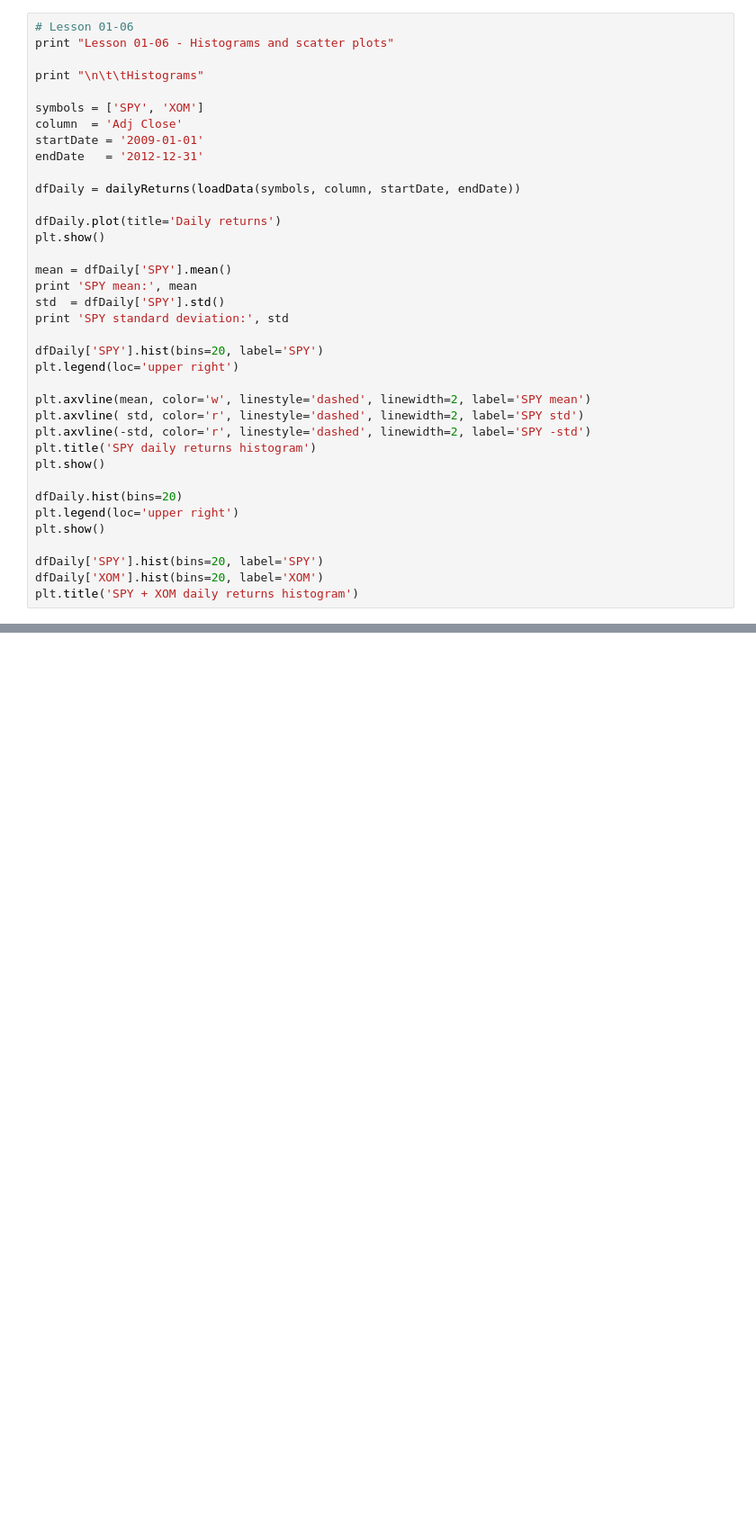
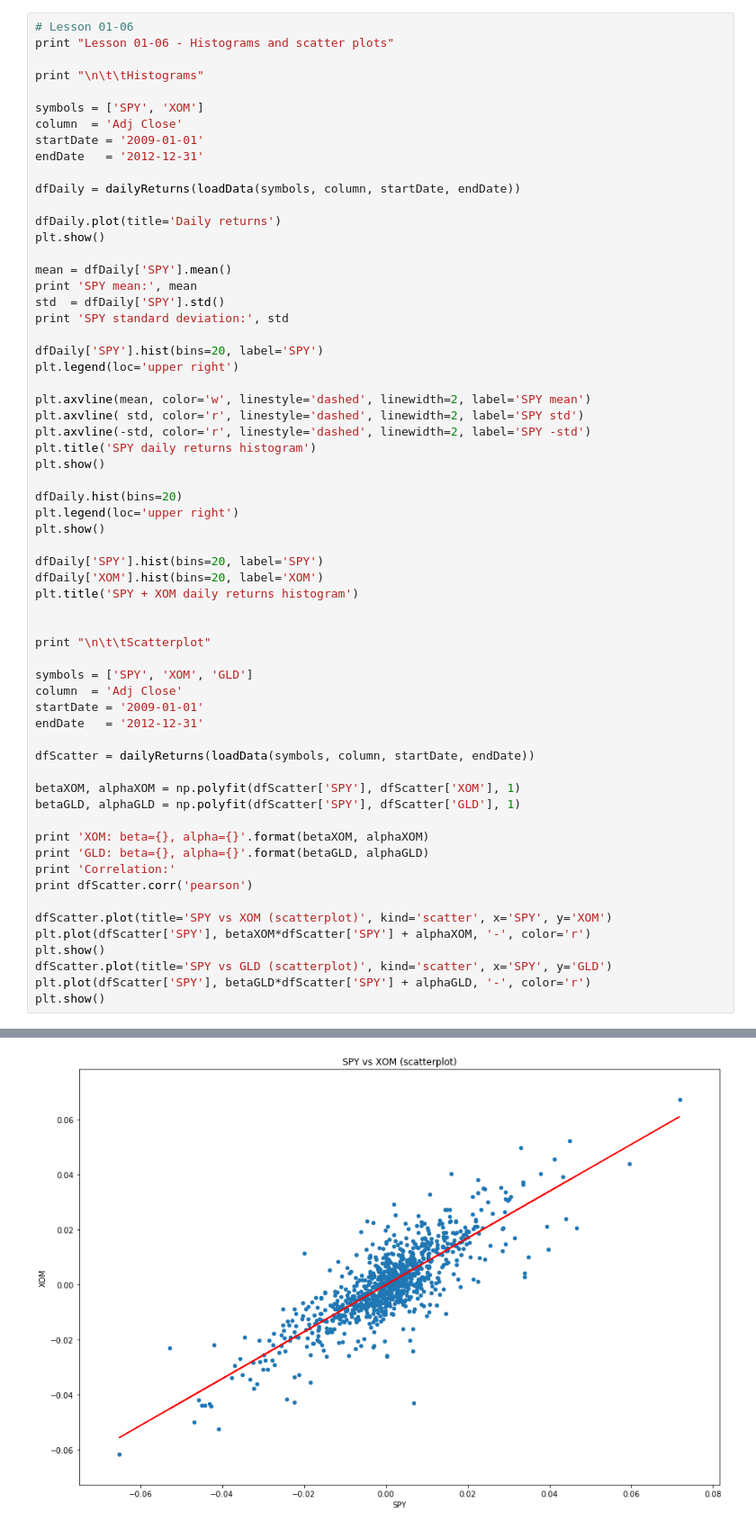
Before and after one commit to pasdam/ML4T, a Jupyter notebook: Part 1 lessons.ipynb, the cells around one changed output, grey strips where cells are left out. Shown at 90% size. Drawn from its saved outputs; the diff is of its cells as text; blank space fills up the shorter version.

```diff
--- a/Part 1 lessons.ipynb
+++ b/Part 1 lessons.ipynb
@@ -185,6 +185,31 @@ plt.show()
 dfDaily['SPY'].hist(bins=20, label='SPY')
 dfDaily['XOM'].hist(bins=20, label='XOM')
 plt.title('SPY + XOM daily returns histogram')
+
+
+print "\n\t\tScatterplot"
+
+symbols = ['SPY', 'XOM', 'GLD']
+column  = 'Adj Close'
+startDate = '2009-01-01'
+endDate   = '2012-12-31'
+
+dfScatter = dailyReturns(loadData(symbols, column, startDate, endDate))
+
+betaXOM, alphaXOM = np.polyfit(dfScatter['SPY'], dfScatter['XOM'], 1)
+betaGLD, alphaGLD = np.polyfit(dfScatter['SPY'], dfScatter['GLD'], 1)
+
+print 'XOM: beta={}, alpha={}'.format(betaXOM, alphaXOM)
+print 'GLD: beta={}, alpha={}'.format(betaGLD, alphaGLD)
+print 'Correlation:'
+print dfScatter.corr('pearson')
+
+dfScatter.plot(title='SPY vs XOM (scatterplot)', kind='scatter', x='SPY', y='XOM')
+plt.plot(dfScatter['SPY'], betaXOM*dfScatter['SPY'] + alphaXOM, '-', color='r')
+plt.show()
+dfScatter.plot(title='SPY vs GLD (scatterplot)', kind='scatter', x='SPY', y='GLD')
+plt.plot(dfScatter['SPY'], betaGLD*dfScatter['SPY'] + alphaGLD, '-', color='r')
+plt.show()
 # %% [output]
 Lesson 01-06 - Histograms and scatter plots
 
@@ -198 +230,2 @@ SPY standard deviation: 0.0133704908994
 [figure]
+[figure, added]
```
Also changed, not shown: parts of 1 cell of this notebook.
